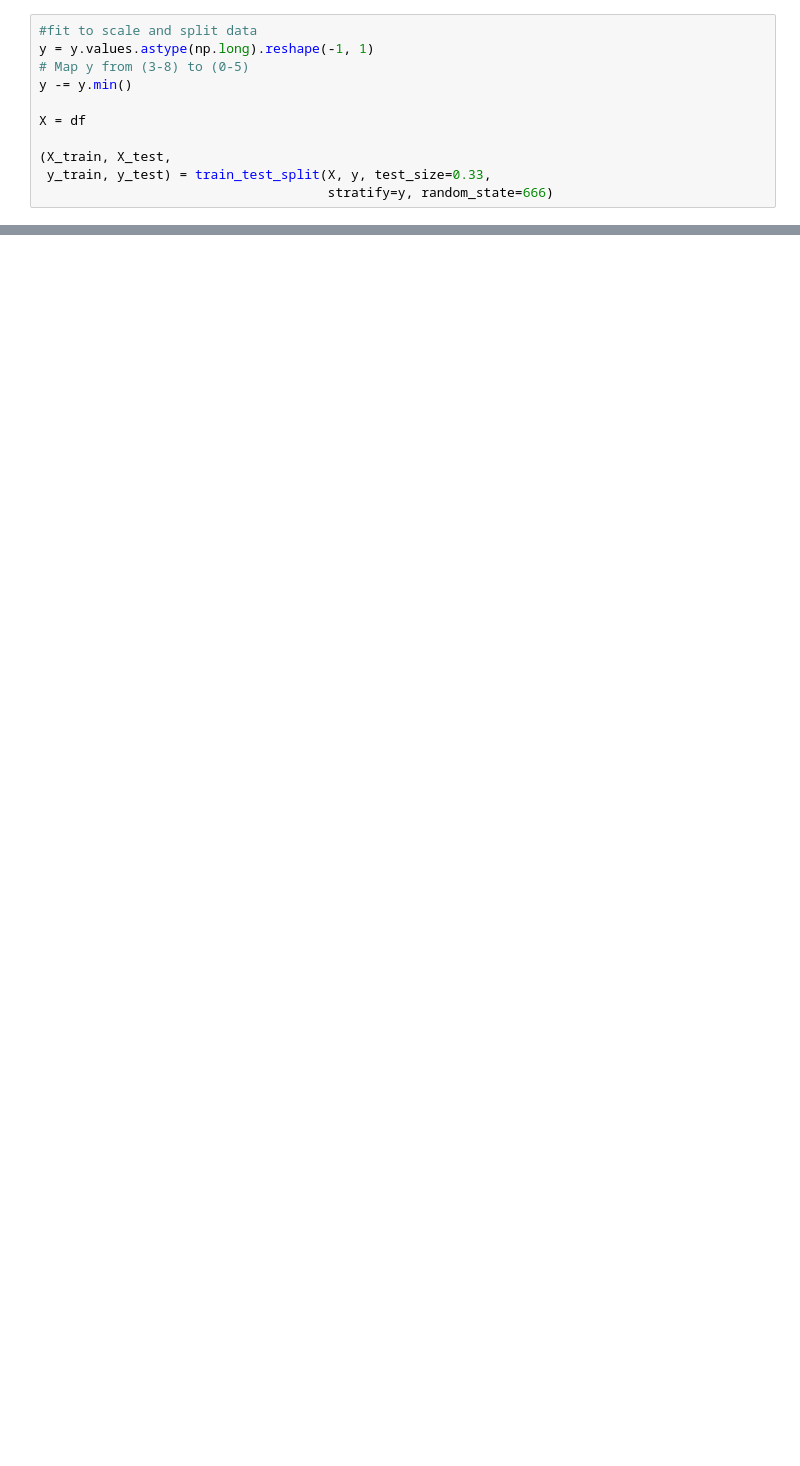
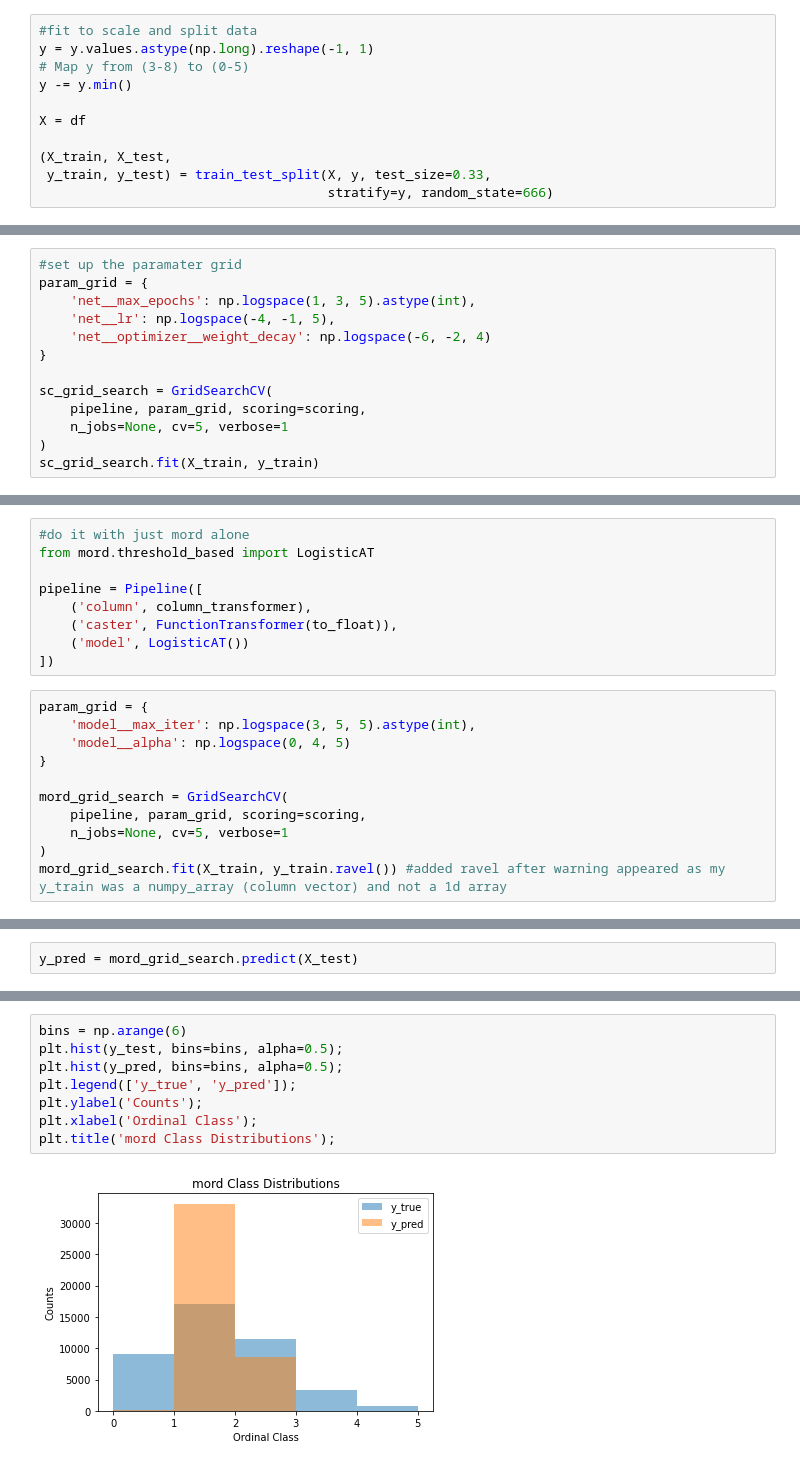
Before and after one commit to EMarksCyr/Final_Project_Health_Outcome_Prediction, a Jupyter notebook: analysis/ordinal_logregression_with_spacecutter.ipynb, the cells around one changed output, grey strips where cells are left out. Drawn from its saved outputs; the diff is of its cells as text; blank space fills up the shorter version.

Commit message:
adding ordinal log reg model

```diff
--- a/analysis/ordinal_logregression_with_spacecutter.ipynb
+++ b/analysis/ordinal_logregression_with_spacecutter.ipynb
@@ -104,0 +187,13 @@ X = df
+# %%
+#set up the paramater grid
+param_grid = {
+    'net__max_epochs': np.logspace(1, 3, 5).astype(int),
+    'net__lr': np.logspace(-4, -1, 5),
+    'net__optimizer__weight_decay': np.logspace(-6, -2, 4)
+}
+
+sc_grid_search = GridSearchCV(
+    pipeline, param_grid, scoring=scoring,
+    n_jobs=None, cv=5, verbose=1
+)
+sc_grid_search.fit(X_train, y_train)
@@ -104,0 +203,20 @@ X = df
+# %%
+#do it with just mord alone
+from mord.threshold_based import LogisticAT
+
+pipeline = Pipeline([
+    ('column', column_transformer),
+    ('caster', FunctionTransformer(to_float)),
+    ('model', LogisticAT())
+])
+# %%
+param_grid = {
+    'model__max_iter': np.logspace(3, 5, 5).astype(int),
+    'model__alpha': np.logspace(0, 4, 5)
+}
+
+mord_grid_search = GridSearchCV(
+    pipeline, param_grid, scoring=scoring,
+    n_jobs=None, cv=5, verbose=1
+)
+mord_grid_search.fit(X_train, y_train.ravel()) #added ravel after warning appeared as my y_train was a numpy_array (column vector) and not a 1d array
@@ -104,0 +250,2 @@ X = df
+# %%
+y_pred = mord_grid_search.predict(X_test)
@@ -104,0 +258,10 @@ X = df
+# %%
+bins = np.arange(6)
+plt.hist(y_test, bins=bins, alpha=0.5);
+plt.hist(y_pred, bins=bins, alpha=0.5);
+plt.legend(['y_true', 'y_pred']);
+plt.ylabel('Counts');
+plt.xlabel('Ordinal Class');
+plt.title('mord Class Distributions');
+# %% [output]
+[figure, added]
```
Also changed, not shown: parts of 9 cells of this notebook.
